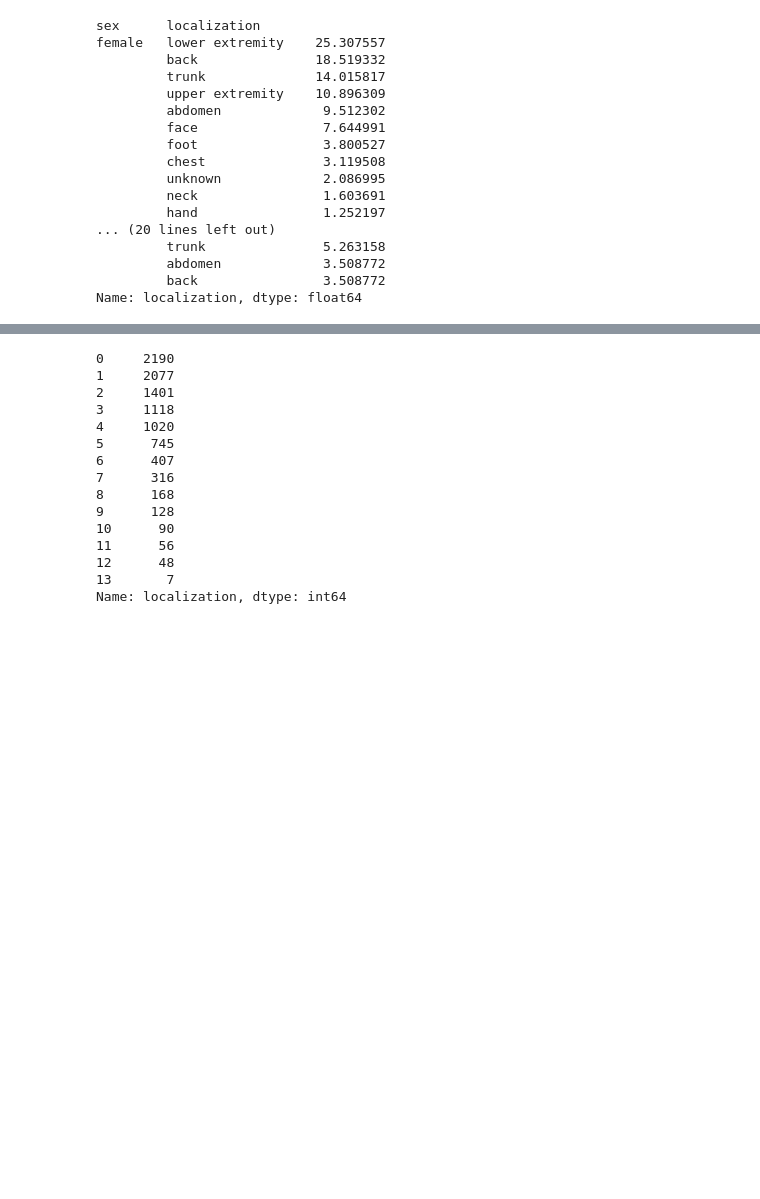
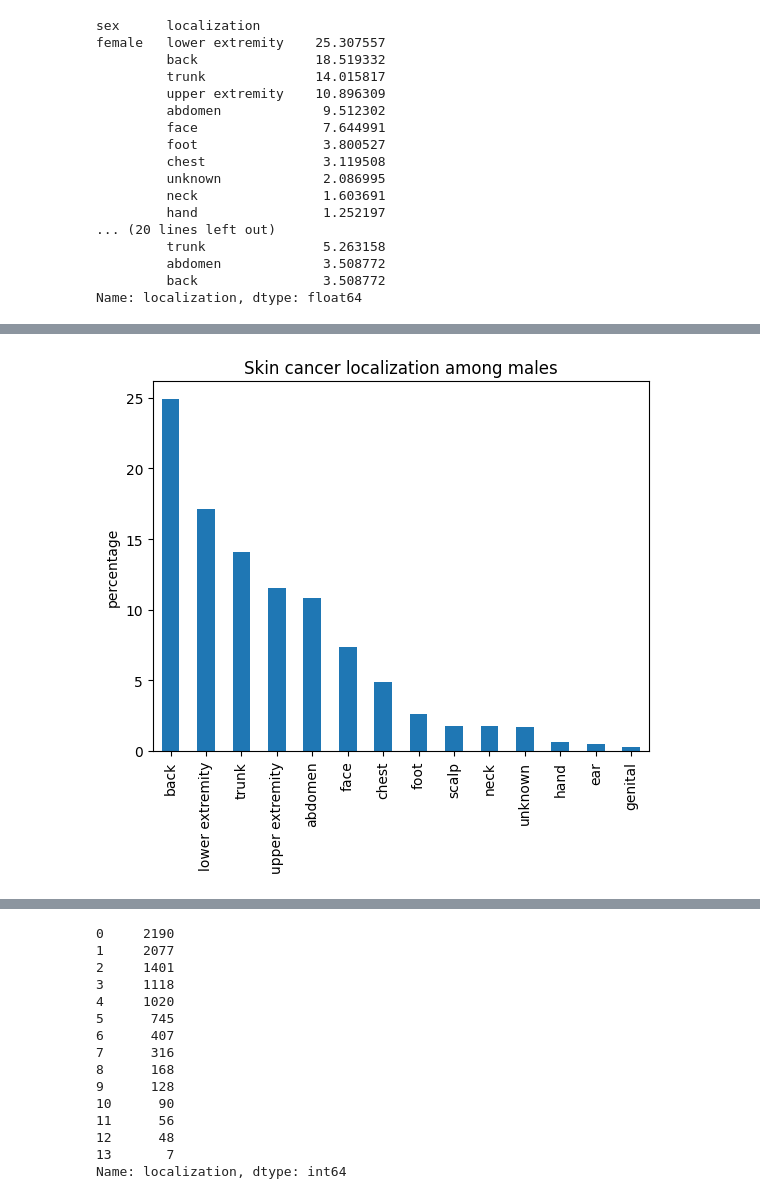
Before and after one commit to Anekblom/python_22_upg1, a Jupyter notebook: skincancer.ipynb, the cells around one changed output, grey strips where cells are left out. Saved outputs shown, nothing was run; the diff lists cells and outputs as text; code cells hidden in the pictures; blank space fills up the shorter version.

```diff
--- a/skincancer.ipynb
+++ b/skincancer.ipynb
@@ -76,3 +84,6 @@ age             0
 sex             0
 localization    0
 dtype: int64
+# %%
+# Nu kan jag omvandla age till en integer
+new_df['age'] = new_df['age'].apply(np.int64)
@@ -166,0 +145,3 @@ Kön
+# %%
+df_male = new_df[new_df['sex'].isin(["male"])]
+df_male.head()
@@ -166,0 +155,7 @@ Kön
+# %%
+df_male['localization'].value_counts(normalize=True).mul(100).plot.bar()
+plt.title('Skin cancer localization among males')
+plt.ylabel('percentage')
+plt.show()
+# %% [output]
+[figure, added]
```
Also changed, not shown: parts of 37 cells of this notebook.
